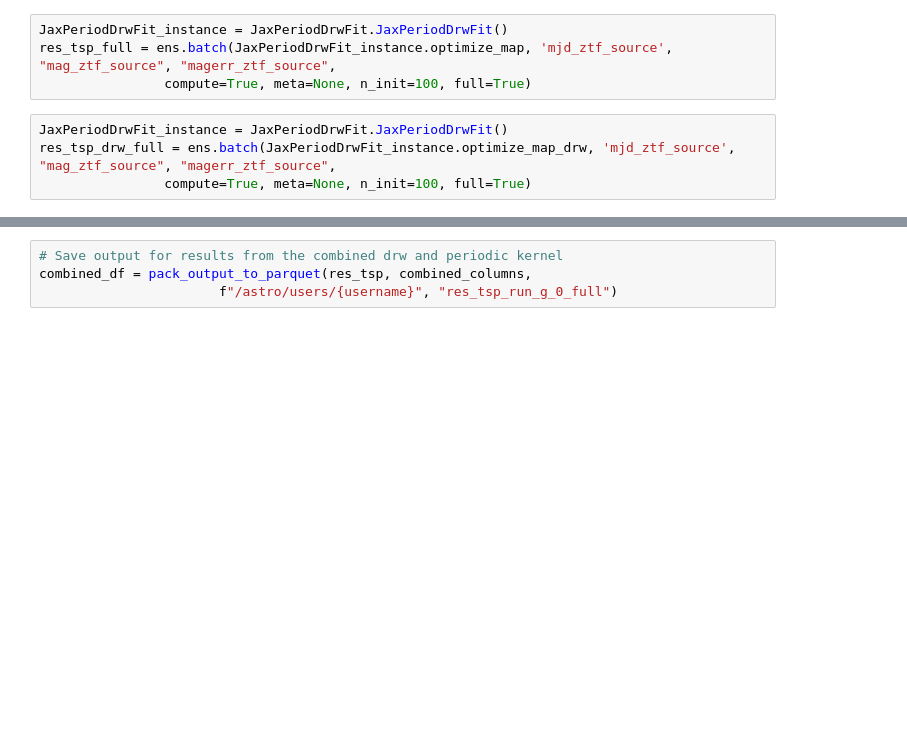
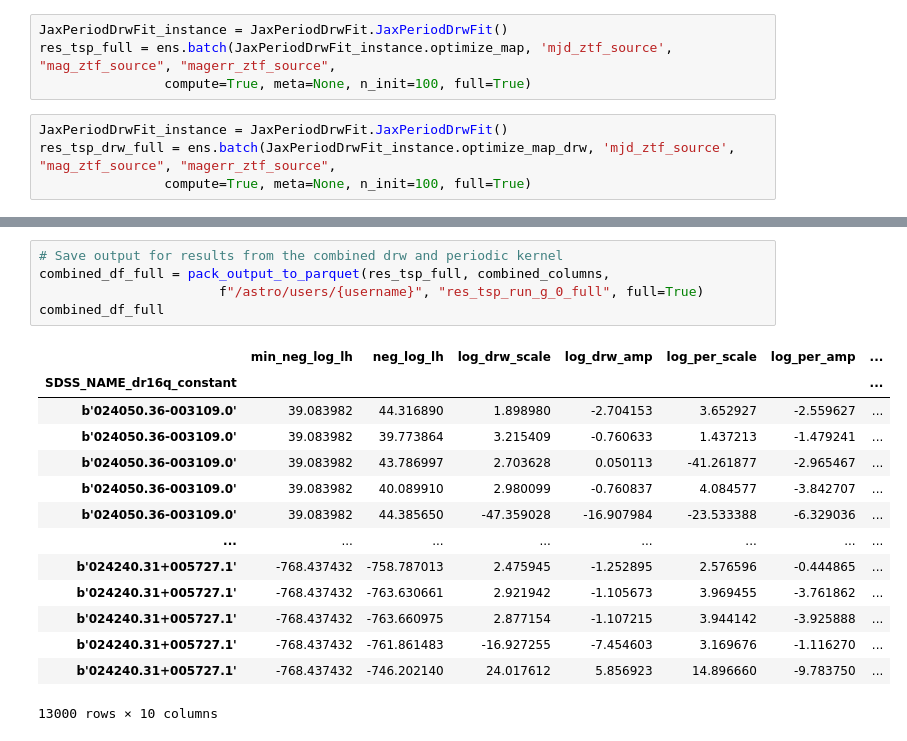
Before and after one commit to lincc-frameworks/notebooks_lf, a Jupyter notebook: PeriodDrw/Fit.ipynb, the cells around one changed output, grey strips where cells are left out. Drawn from its saved outputs; the diff is of its cells as text; blank space fills up the shorter version.

```diff
--- a/PeriodDrw/Fit.ipynb
+++ b/PeriodDrw/Fit.ipynb
@@ -245,4 +220,20 @@ drw_df_full = pack_output_to_parquet(res_tsp_drw, drw_columns,
 # %%
 # Save output for results from the combined drw and periodic kernel
-combined_df = pack_output_to_parquet(res_tsp, combined_columns,
-                       f"/astro/users/{username}", "res_tsp_run_g_0_full")
+combined_df_full = pack_output_to_parquet(res_tsp_full, combined_columns,
+                       f"/astro/users/{username}", "res_tsp_run_g_0_full", full=True)
+combined_df_full
+# %% [output]
+|  | min_neg_log_lh | neg_log_lh | log_drw_scale | log_drw_amp | log_per_scale | log_per_amp | ... |
+| SDSS_NAME_dr16q_constant |  |  |  |  |  |  | ... |
+| b'024050.36-003109.0' | 39.083982 | 44.316890 | 1.898980 | -2.704153 | 3.652927 | -2.559627 | ... |
+| b'024050.36-003109.0' | 39.083982 | 39.773864 | 3.215409 | -0.760633 | 1.437213 | -1.479241 | ... |
+| b'024050.36-003109.0' | 39.083982 | 43.786997 | 2.703628 | 0.050113 | -41.261877 | -2.965467 | ... |
+| b'024050.36-003109.0' | 39.083982 | 40.089910 | 2.980099 | -0.760837 | 4.084577 | -3.842707 | ... |
+| b'024050.36-003109.0' | 39.083982 | 44.385650 | -47.359028 | -16.907984 | -23.533388 | -6.329036 | ... |
+| ... | ... | ... | ... | ... | ... | ... | ... |
+| b'024240.31+005727.1' | -768.437432 | -758.787013 | 2.475945 | -1.252895 | 2.576596 | -0.444865 | ... |
+| b'024240.31+005727.1' | -768.437432 | -763.630661 | 2.921942 | -1.105673 | 3.969455 | -3.761862 | ... |
+| b'024240.31+005727.1' | -768.437432 | -763.660975 | 2.877154 | -1.107215 | 3.944142 | -3.925888 | ... |
+| b'024240.31+005727.1' | -768.437432 | -761.861483 | -16.927255 | -7.454603 | 3.169676 | -1.116270 | ... |
+| b'024240.31+005727.1' | -768.437432 | -746.202140 | 24.017612 | 5.856923 | 14.896660 | -9.783750 | ... |
+13000 rows × 10 columns
```
Also changed, not shown: parts of 6 cells of this notebook, 3 other files.
